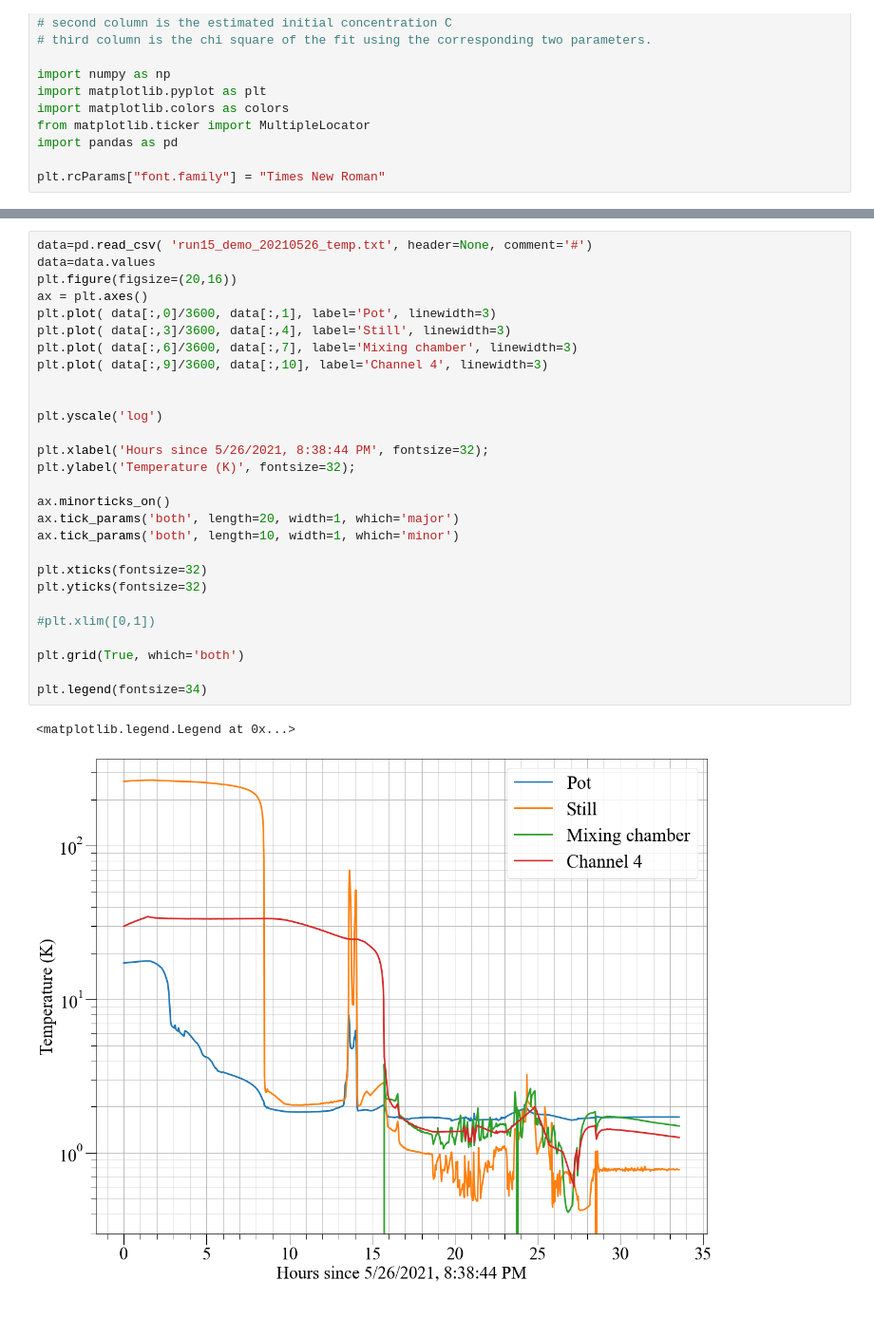
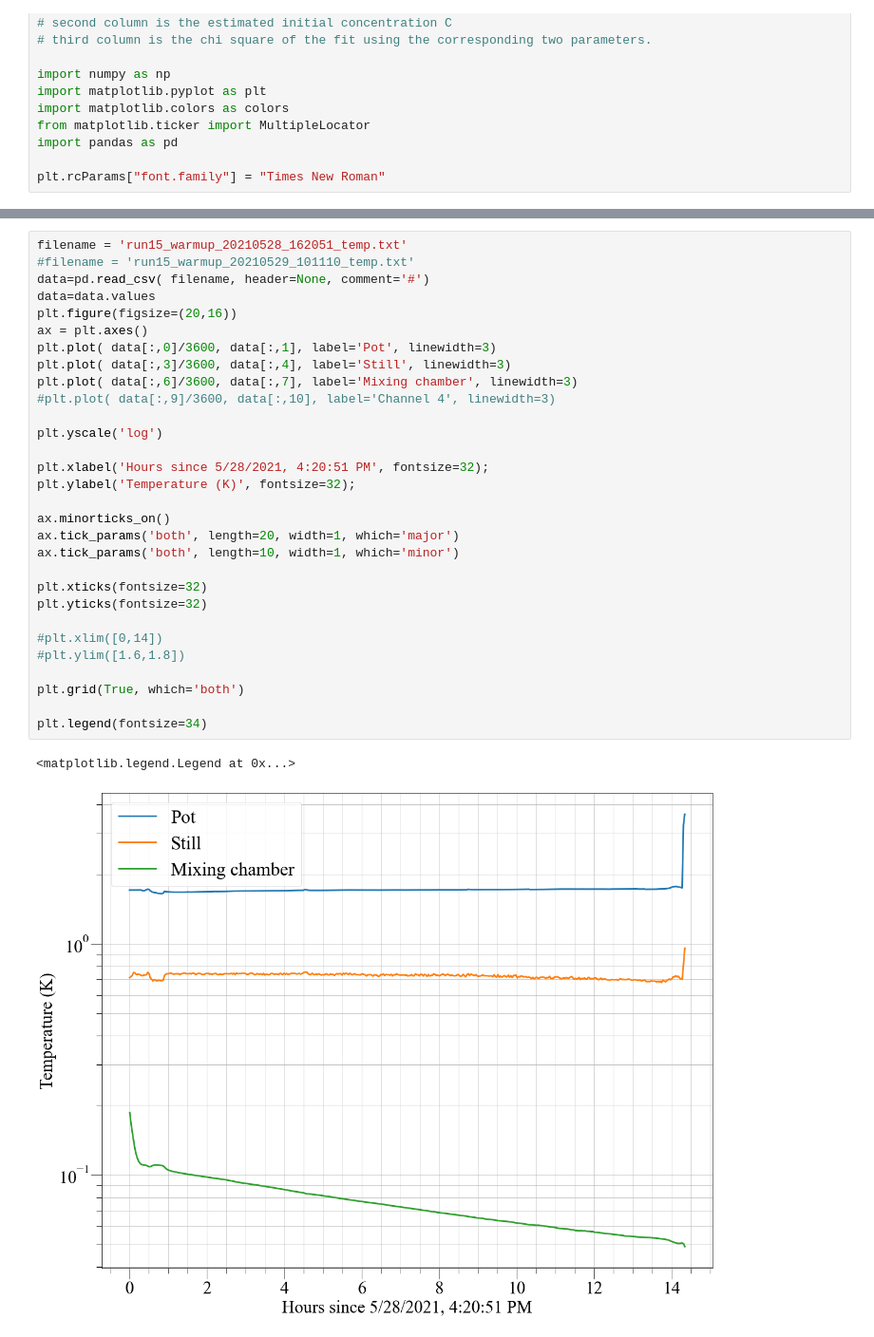
Before and after one commit to suerfu/LeidenLogger, a Jupyter notebook: demo_plot.ipynb, the cells around one changed output, grey strips where cells are left out. Shown at 95% size. Saved outputs shown, nothing was run; the diff lists cells and outputs as text.

```diff
--- a/demo_plot.ipynb
+++ b/demo_plot.ipynb
@@ -73,31 +81,33 @@ plt.legend(fontsize=34)
 # %%
-data=pd.read_csv( 'run15_demo_20210526_temp.txt', header=None, comment='#')
+filename = 'run15_warmup_20210528_162051_temp.txt'
+#filename = 'run15_warmup_20210529_101110_temp.txt'
+data=pd.read_csv( filename, header=None, comment='#')
 data=data.values
 plt.figure(figsize=(20,16))
 ax = plt.axes()
 plt.plot( data[:,0]/3600, data[:,1], label='Pot', linewidth=3)
 plt.plot( data[:,3]/3600, data[:,4], label='Still', linewidth=3)
 plt.plot( data[:,6]/3600, data[:,7], label='Mixing chamber', linewidth=3)
-plt.plot( data[:,9]/3600, data[:,10], label='Channel 4', linewidth=3)
-
+#plt.plot( data[:,9]/3600, data[:,10], label='Channel 4', linewidth=3)
 
 plt.yscale('log')
 
-plt.xlabel('Hours since 5/26/2021, 8:38:44 PM', fontsize=32);
+plt.xlabel('Hours since 5/28/2021, 4:20:51 PM', fontsize=32);
 plt.ylabel('Temperature (K)', fontsize=32);
 
 ax.minorticks_on()
 ax.tick_params('both', length=20, width=1, which='major')
 ax.tick_params('both', length=10, width=1, which='minor')
 
 plt.xticks(fontsize=32)
 plt.yticks(fontsize=32)
 
-#plt.xlim([0,1])
+#plt.xlim([0,14])
+#plt.ylim([1.6,1.8])
 
 plt.grid(True, which='both')
 
 plt.legend(fontsize=34)
 # %% [output]
 <matplotlib.legend.Legend at 0x...>
-[figure, old version]
+[figure, new version]
```
Also changed, not shown: parts of 2 cells of this notebook, 7 other files.
